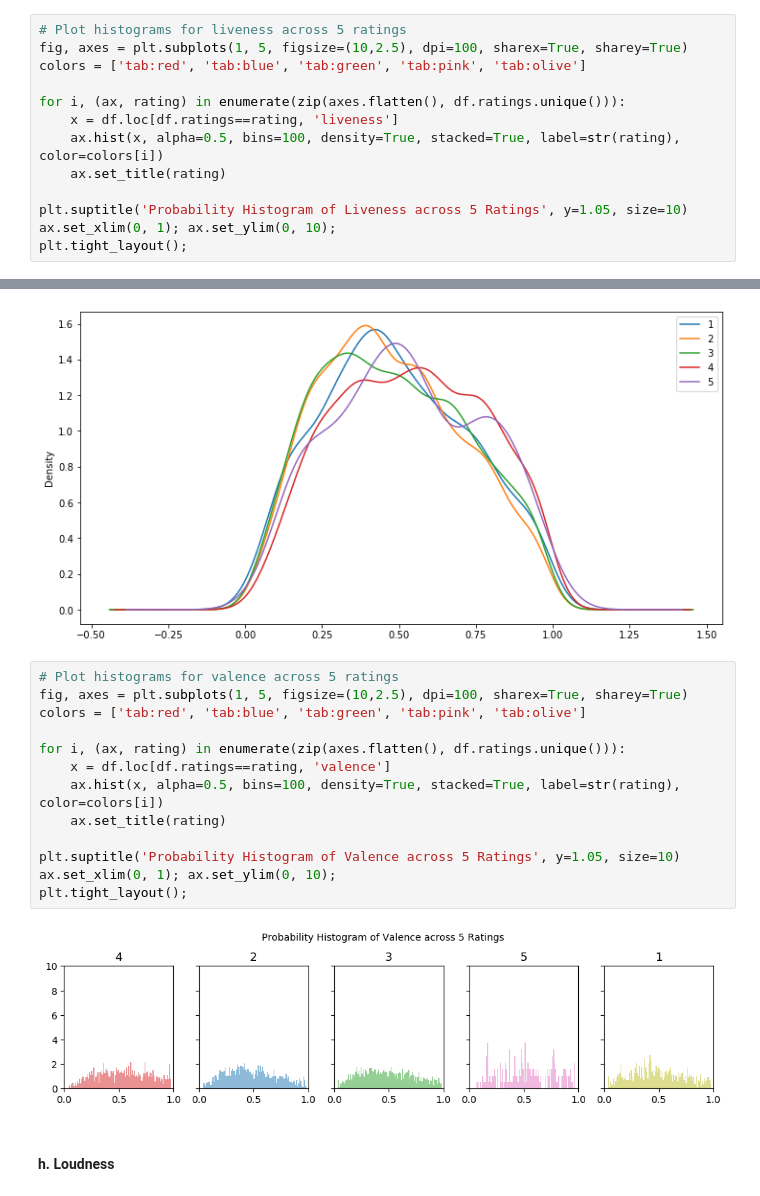
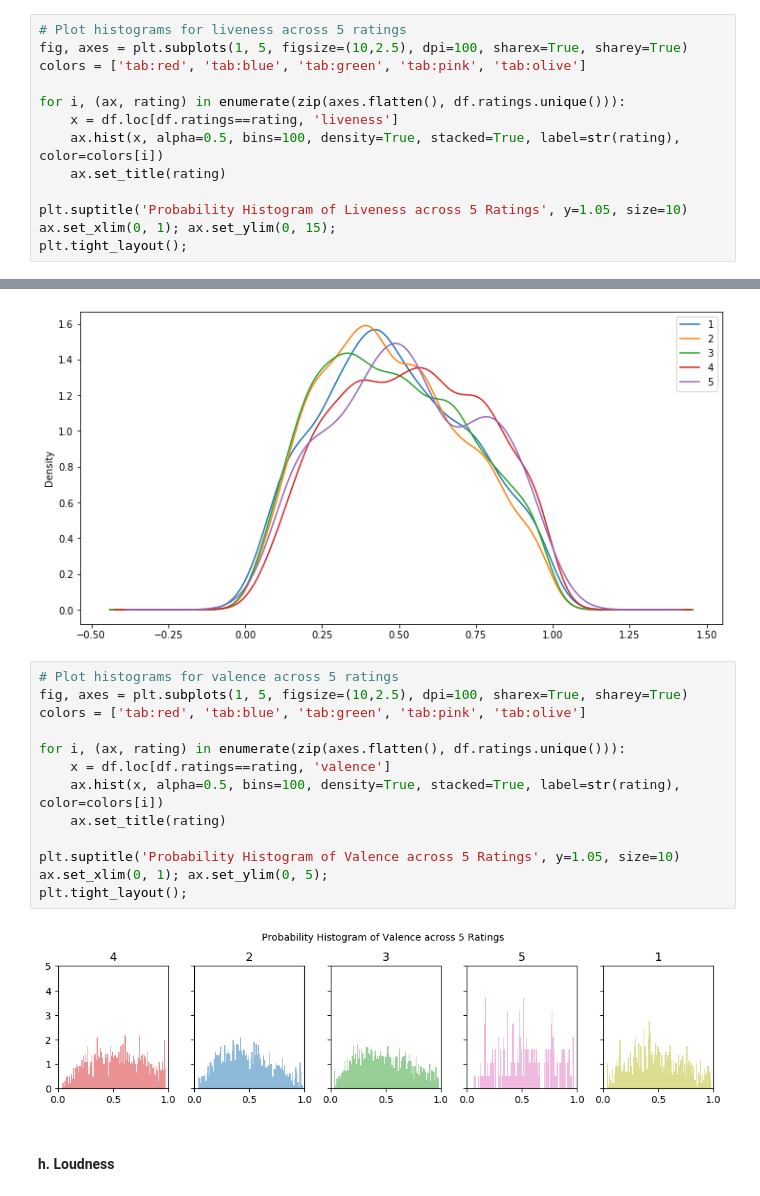
Before and after one commit to adinas94/Spotify_Recommendation_System, a Jupyter notebook: EDA.ipynb, the cells around one changed output, grey strips where cells are left out. Cells and saved outputs as stored; diff of their text form.

```diff
--- a/EDA.ipynb
+++ b/EDA.ipynb
@@ -679,6 +681,6 @@ for i, (ax, rating) in enumerate(zip(axes.flatten(), df.ratings.unique())):
     ax.set_title(rating)
 
 plt.suptitle('Probability Histogram of Liveness across 5 Ratings', y=1.05, size=10)
-ax.set_xlim(0, 1); ax.set_ylim(0, 10);
+ax.set_xlim(0, 1); ax.set_ylim(0, 15);
 plt.tight_layout();
 # %% [output]
@@ -700,18 +704,18 @@ Name: valence, dtype: object
 # %%
 # Plot histograms for valence across 5 ratings
 fig, axes = plt.subplots(1, 5, figsize=(10,2.5), dpi=100, sharex=True, sharey=True)
 colors = ['tab:red', 'tab:blue', 'tab:green', 'tab:pink', 'tab:olive']
 
 for i, (ax, rating) in enumerate(zip(axes.flatten(), df.ratings.unique())):
     x = df.loc[df.ratings==rating, 'valence']
     ax.hist(x, alpha=0.5, bins=100, density=True, stacked=True, label=str(rating), color=colors[i])
     ax.set_title(rating)
 
 plt.suptitle('Probability Histogram of Valence across 5 Ratings', y=1.05, size=10)
-ax.set_xlim(0, 1); ax.set_ylim(0, 10);
+ax.set_xlim(0, 1); ax.set_ylim(0, 5);
 plt.tight_layout();
 # %% [output]
-[figure, old version]
+[figure, new version]
 # %% [markdown]
 #### h. Loudness
 # %%
```
Also changed, not shown: parts of 3 cells of this notebook.
